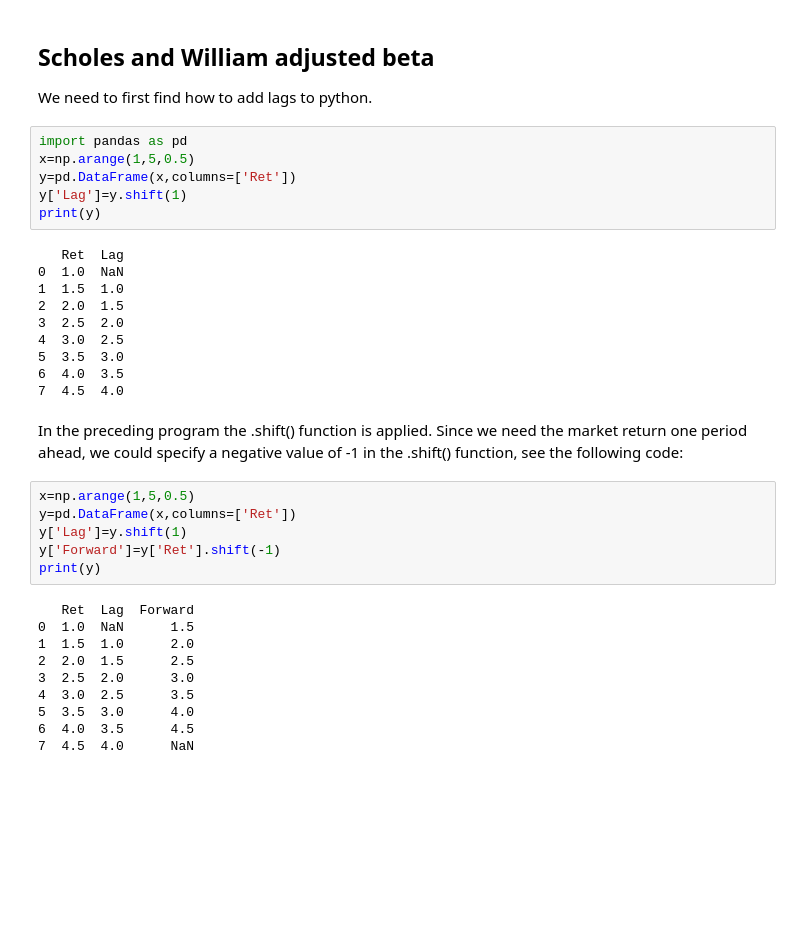
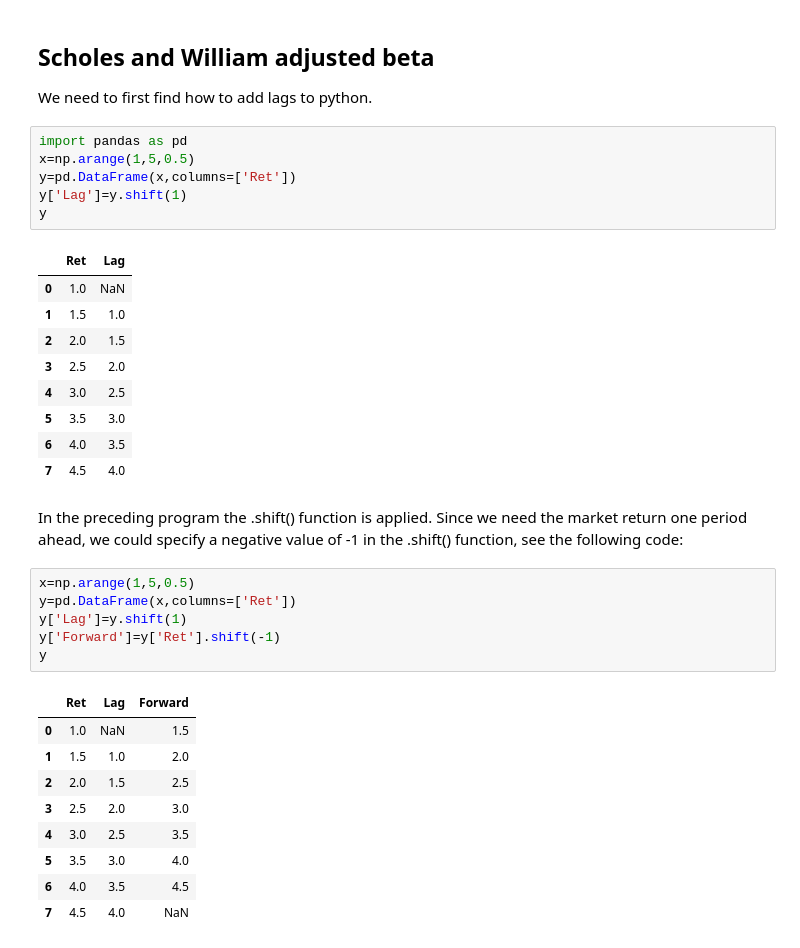
Before and after one commit to leoouyang781/Test-Repository, a Jupyter notebook: Python-For-Finance-2nd-Edition/Chapter 6.ipynb, the cells around one changed output. Cells and saved outputs as stored; diff of their text form; blank space fills up the shorter version.

```diff
--- a/Python-For-Finance-2nd-Edition/Chapter 6.ipynb
+++ b/Python-For-Finance-2nd-Edition/Chapter 6.ipynb
@@ -237,17 +237,17 @@ import pandas as pd
 x=np.arange(1,5,0.5)
 y=pd.DataFrame(x,columns=['Ret'])
 y['Lag']=y.shift(1)
-print(y)
+y
 # %% [output]
-   Ret  Lag
-0  1.0  NaN
-1  1.5  1.0
-2  2.0  1.5
-3  2.5  2.0
-4  3.0  2.5
-5  3.5  3.0
-6  4.0  3.5
-7  4.5  4.0
+|  | Ret | Lag |
+| 0 | 1.0 | NaN |
+| 1 | 1.5 | 1.0 |
+| 2 | 2.0 | 1.5 |
+| 3 | 2.5 | 2.0 |
+| 4 | 3.0 | 2.5 |
+| 5 | 3.5 | 3.0 |
+| 6 | 4.0 | 3.5 |
+| 7 | 4.5 | 4.0 |
 # %% [markdown]
 In the preceding program the .shift() function is applied. Since we need the
 market return one period ahead, we could specify a negative value of -1 in the
@@ -255,16 +255,16 @@ market return one period ahead, we could specify a negative value of -1 in the
 # %%
 x=np.arange(1,5,0.5)
 y=pd.DataFrame(x,columns=['Ret'])
 y['Lag']=y.shift(1)
 y['Forward']=y['Ret'].shift(-1)
-print(y)
+y
 # %% [output]
-   Ret  Lag  Forward
-0  1.0  NaN      1.5
-1  1.5  1.0      2.0
-2  2.0  1.5      2.5
-3  2.5  2.0      3.0
-4  3.0  2.5      3.5
-5  3.5  3.0      4.0
-6  4.0  3.5      4.5
-7  4.5  4.0      NaN
+|  | Ret | Lag | Forward |
+| 0 | 1.0 | NaN | 1.5 |
+| 1 | 1.5 | 1.0 | 2.0 |
+| 2 | 2.0 | 1.5 | 2.5 |
+| 3 | 2.5 | 2.0 | 3.0 |
+| 4 | 3.0 | 2.5 | 3.5 |
+| 5 | 3.5 | 3.0 | 4.0 |
+| 6 | 4.0 | 3.5 | 4.5 |
+| 7 | 4.5 | 4.0 | NaN |
```
Also changed, not shown: 1 other file.
